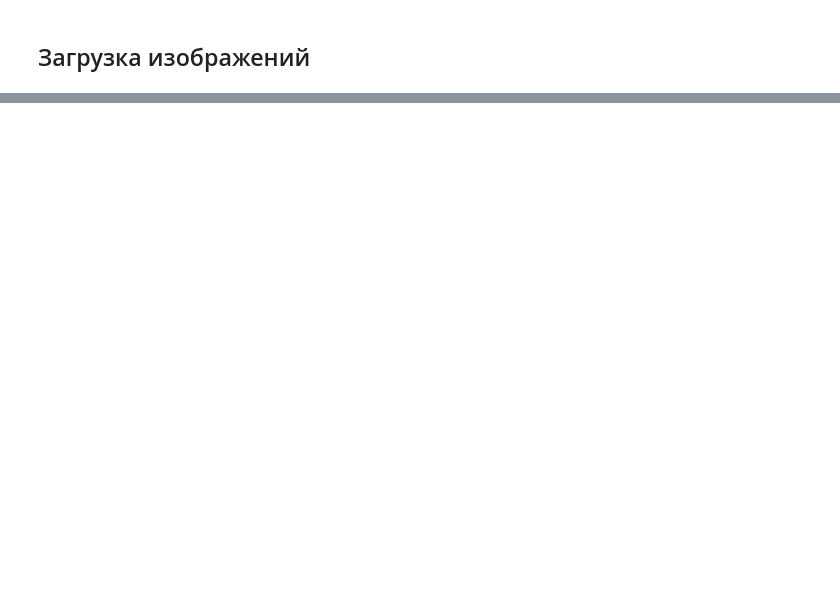
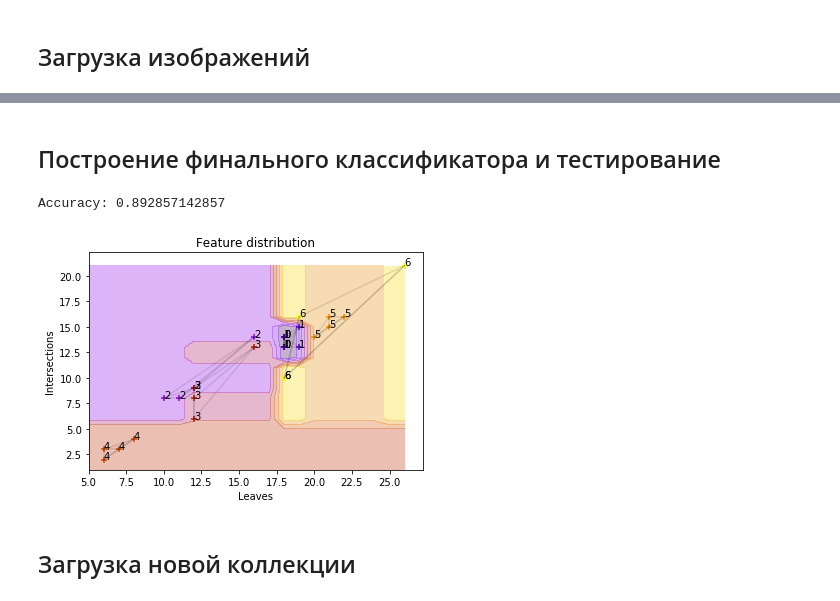
Before and after one commit to etoestja/inf, a Jupyter notebook: mipt/s8/ImageProcessing/2/Images2.ipynb, the cells around one changed output, grey strips where cells are left out. Drawn from its saved outputs; the diff is of its cells as text; code cells hidden in the pictures; blank space fills up the shorter version.

```diff
--- a/mipt/s8/ImageProcessing/2/Images2.ipynb
+++ b/mipt/s8/ImageProcessing/2/Images2.ipynb
@@ -221 +351,17 @@ Mean accuracy: 0.5
 Worst accuracy: 0.142857142857
+# %% [markdown]
+## Построение финального классификатора и тестирование
+# %%
+clf = clf.fit(X, y)
+y_pred = clf.predict(X)
+acc = accuracy_score(y_pred, y)
+print("Accuracy: {}".format(acc))
+plot_dec_function(X, clf)
+plot_features(X, y, '+')
+plot_lines(X, y)
+plot_title()
+# %% [output]
+Accuracy: 0.892857142857
+[figure, added]
+# %% [markdown]
+## Загрузка новой коллекции
```
Also changed, not shown: parts of 43 cells of this notebook.
